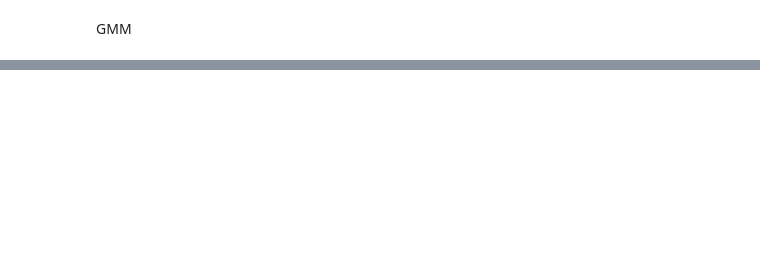
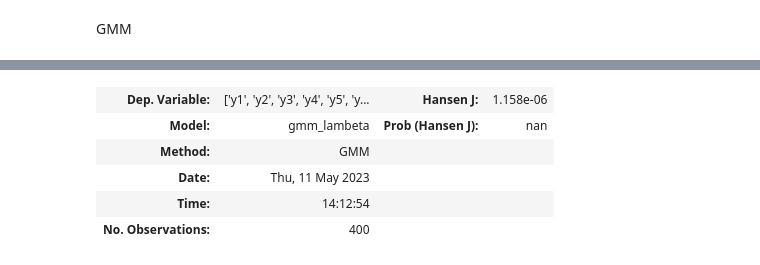
Before and after one commit to HXuanheng/macro-fundamental-factors, a Jupyter notebook: code/do_analysis/do_analysis.ipynb, the cells around one changed output, grey strips where cells are left out. Saved outputs shown, nothing was run; the diff lists cells and outputs as text; code cells hidden in the pictures; blank space fills up the shorter version.

```diff
--- a/code/do_analysis/do_analysis.ipynb
+++ b/code/do_analysis/do_analysis.ipynb
@@ -174,2 +552,93 @@ Stored 'var' (VARResultsWrapper)
 # %% [markdown]
 GMM
+# %%
+port = 'bm'
+ports_data = pd.read_csv(resource + f'{port}_port.csv', parse_dates=['date'], index_col=['date'])
+ts3 = pd.merge(ts, ports_data, on='date', how='left')
+
+# Set the start and end dates of the analysis period
+# start_date = pd.to_datetime('1984-01-01') ##############
+# end_date = pd.to_datetime('1999-12-31') ##############
+ts3 = ts3.loc[(ts3.index >= start_date) & (ts3.index <= end_date)]
+
+
+mimick = ts3[['log_indprod_growth_nextyear',
+                'ex_mkt',
+                   'ex_b10ret',
+                   'ex_b5ret',
+                #    'ex_high_yd_bd_ret',
+                   'ex_gold_ret',
+                   'slope_ex_mkt_87',
+                   'slope_ex_mkt_9602',
+                   'rf',
+                   'lag_10y_3m_gov_bd_yd',
+                   'lag_1y_3m_gov_bd_yd',
+                   'lag_Baa_Aaa_bd_yd',
+                   'lag_sp_div_yd',
+                   'log_indprod_growth_lastyear',
+                   'infl_lastyear',
+                   'ex_mkt_lastyear',
+                   'lag_ex_mkt',
+                   'lag_ex_b10ret',
+                   'lag_ex_b5ret',
+                   'lag_ex_gold_ret',
+                   'lag_slope_ex_mkt_87',
+                   'lag_slope_ex_mkt_9602'
+                   ]].values
+T,K = mimick.shape
+exog_macro_factors = ts3[['ui','dsv','ats','sts','fx']].values
+T,M = exog_macro_factors.shape
+riskfree = ts3['rf'].values
+portfolios = ts3[['dec_1','dec_2','dec_3','dec_4','dec_5','dec_6','dec_7','dec_8','dec_9','dec_10']].values
+T,P = portfolios.shape
+excessRet = portfolios - reshape(riskfree,(T,1))
+
+class gmm_lambeta(GMM):
+    def momcond(self, params):
+        fRets = self.exog
+        pRets = self.endog
+        mimick = self.instrument
+        coeff = squeeze(array(params))
+
+        # first stage
+        mimick_endog = mimick[:,0]
+        mimick_exog = mimick[:,1:]
+        mimick_exog = sm.add_constant(mimick_exog)
+        T,K = mimick_exog.shape
+        mimick_exog = reshape(mimick_exog,(T,K))
+        mimick_endog = reshape(mimick_endog,(T,1))
+        mimick_coeff = coeff[:K]
+        mimick_coeff = reshape(mimick_coeff,(K,1))
+        mimick_err = (mimick_endog - mimick_exog @ mimick_coeff)
+        moments1 = mimick_exog * kron(mimick_err,ones((1,K)))
+      #   moments1 = moments1[1:] # delete the first row
+
+        # compute myp
+        myp = mimick_exog[:, 1:7] @ mimick_coeff[1:7]
+
+        # gmm
+        full_fRets = column_stack((myp, fRets))
+        T,P = pRets.shape
+        T,M = full_fRets.shape
+        betalam_params = params[K:]
+        # var_coeff = reshape(var_coeff,(N,M))
+      #   print(P, M)
+        beta = squeeze(array(betalam_params[:(P*M)]))
+        lam = squeeze(array(betalam_params[(P*M):]))
+        beta = reshape(beta,(P,M))
+        lam = reshape(lam,(M,1))
+        betalam = beta @ lam
+        expectedRet = full_fRets @ beta.T
+        e = pRets - expectedRet
+        # print(M, P)
+        moments_beta = kron(e,ones((1,M))) * tile(full_fRets,P)     # E[(R^{ex,i} - beta^i*FF)*FF]=0 (orthogon. conditions for the time series regression)
+        moments_lam = pRets - betalam.T    # E[R^{ex,i} – beta^i*lambda] = 0 (pricing equations using the MPR)
+        moments2 = hstack((moments_beta,moments_lam))
+        # print(moments2.shape)
+
+        return column_stack((moments1,moments2))
+
+lambeta_mod = gmm_lambeta(endog=excessRet, exog=exog_macro_factors, instrument=mimick)
+lambeta_fit = lambeta_mod.fit(start_params=zeros(K+(P+1)*(M+1)), maxiter=1, inv_weights=eye(K+P*(M+2)), optim_method='bfgs', optim_args={'gtol': 1e-15, 'maxiter': 100000})
+lambeta_fit.summary()
+# %% [output]
@@ -175,0 +652,6 @@ GMM
+| Dep. Variable: | ['y1', 'y2', 'y3', 'y4', 'y5', 'y... | Hansen J: | 1.158e-06 |
+| Model: | gmm_lambeta | Prob (Hansen J): | nan |
+| Method: | GMM |  |  |
+| Date: | Thu, 11 May 2023 |  |  |
+| Time: | 14:12:54 |  |  |
+| No. Observations: | 400 |  |  |
```
Also changed, not shown: parts of 15 cells of this notebook, 28 other files.
